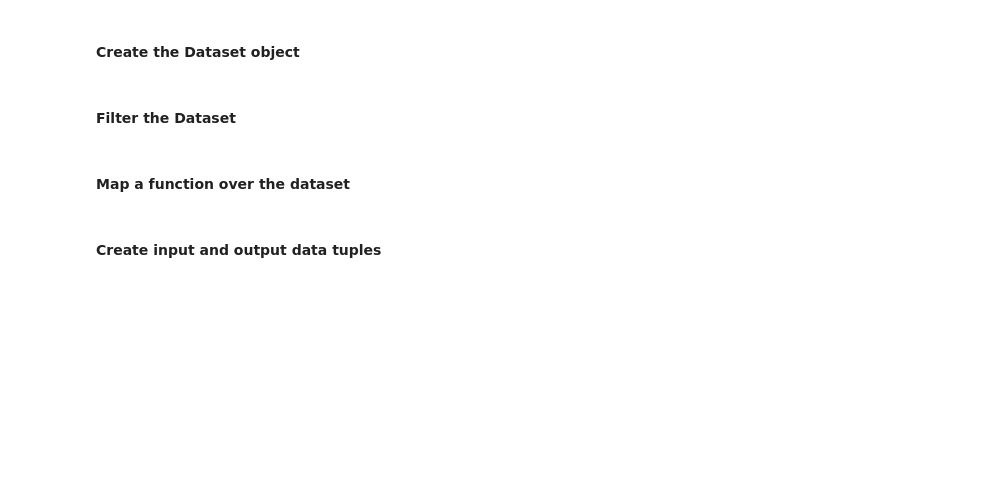
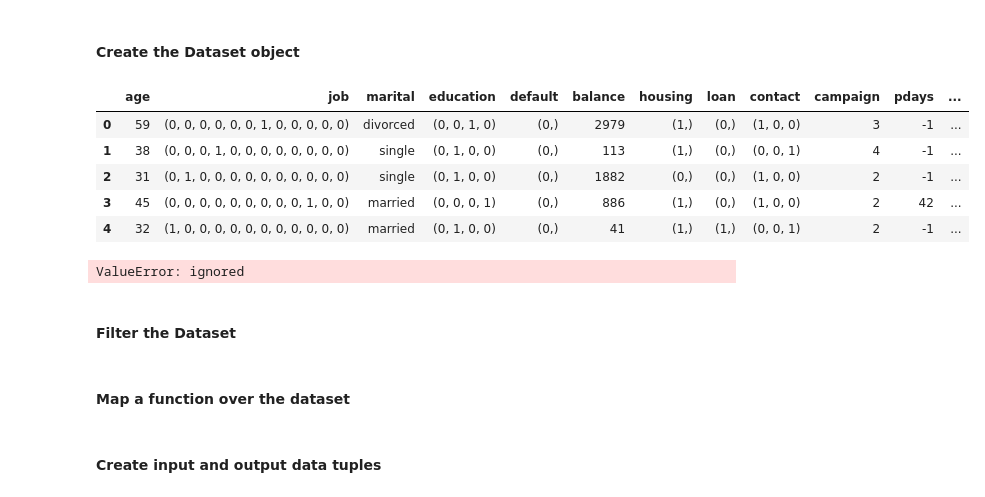
Before and after one commit to ahmed-gharib89/TensorFlow_2_for_Deep_Learning, a Jupyter notebook: Customising your models with TensorFlow 2/week2/Keras_datasets.ipynb, the cells around one changed output. Drawn from its saved outputs; the diff is of its cells as text; code cells hidden in the pictures; blank space fills up the shorter version.

Commit message:
Convert dataframe categories to onehot encoding tuple

```diff
--- a/Customising your models with TensorFlow 2/week2/Keras_datasets.ipynb
+++ b/Customising your models with TensorFlow 2/week2/Keras_datasets.ipynb
@@ -1114,7 +1116,7 @@ if colab:
 # %%
 # Load the CSV file into a pandas DataFrame
 
-bank_dataframe = pd.read_csv(data_folder + 'bank-full.csv', delimiter=';')
+bank_dataframe = pd.read_csv(data_folder + 'bank/bank-full.csv', delimiter=';')
 # %%
 # Show the head of the DataFrame
 
@@ -1157,3 +1182,12 @@ bank_dataframe.head()
 bank_dataframe = bank_dataframe.sample(frac=1).reset_index(drop=True)
 # %% [markdown]
 #### Create the Dataset object
+# %%
+bank_dataframe.head()
+# %% [output]
+|  | age | job | marital | education | default | balance | housing | loan | contact | campaign | pdays | ... |
+| 0 | 59 | (0, 0, 0, 0, 0, 0, 1, 0, 0, 0, 0, 0) | divorced | (0, 0, 1, 0) | (0,) | 2979 | (1,) | (0,) | (1, 0, 0) | 3 | -1 | ... |
+| 1 | 38 | (0, 0, 0, 1, 0, 0, 0, 0, 0, 0, 0, 0) | single | (0, 1, 0, 0) | (0,) | 113 | (1,) | (0,) | (0, 0, 1) | 4 | -1 | ... |
+| 2 | 31 | (0, 1, 0, 0, 0, 0, 0, 0, 0, 0, 0, 0) | single | (0, 1, 0, 0) | (0,) | 1882 | (0,) | (0,) | (1, 0, 0) | 2 | -1 | ... |
+| 3 | 45 | (0, 0, 0, 0, 0, 0, 0, 0, 0, 1, 0, 0) | married | (0, 0, 0, 1) | (0,) | 886 | (1,) | (0,) | (1, 0, 0) | 2 | 42 | ... |
+| 4 | 32 | (1, 0, 0, 0, 0, 0, 0, 0, 0, 0, 0, 0) | married | (0, 1, 0, 0) | (0,) | 41 | (1,) | (1,) | (0, 0, 1) | 2 | -1 | ... |
@@ -1160,5 +1196,9 @@ bank_dataframe = bank_dataframe.sample(frac=1).reset_index(drop=True)
 # %%
 # Convert the DataFrame to a Dataset
+
+bank_dataset = tf.data.Dataset.from_tensor_slices(dataframe_dict)
+# %% [output]
+ValueError: ignored
 # %%
 # Inspect the Dataset object
 # %% [markdown]
```
Also changed, not shown: parts of 6 cells of this notebook.
